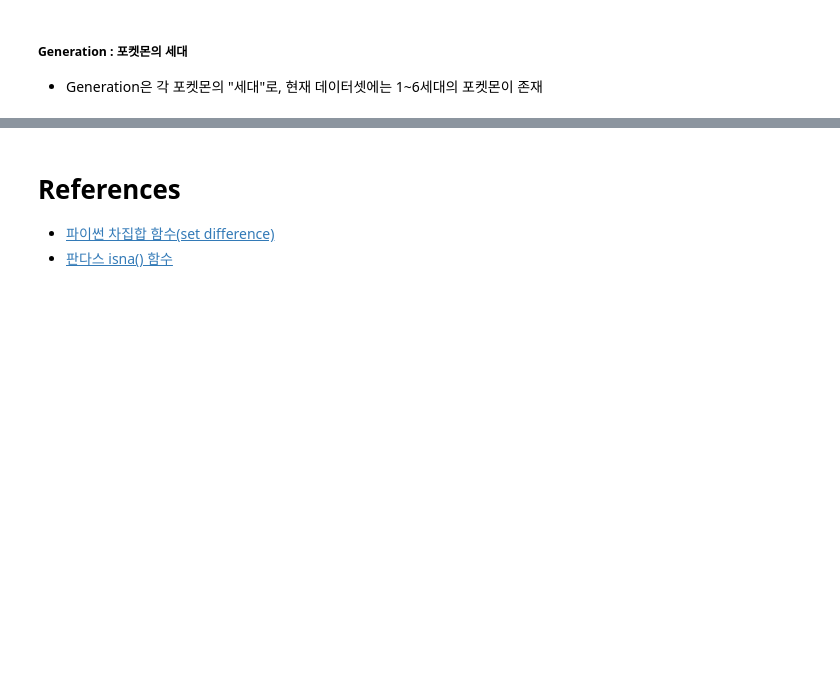
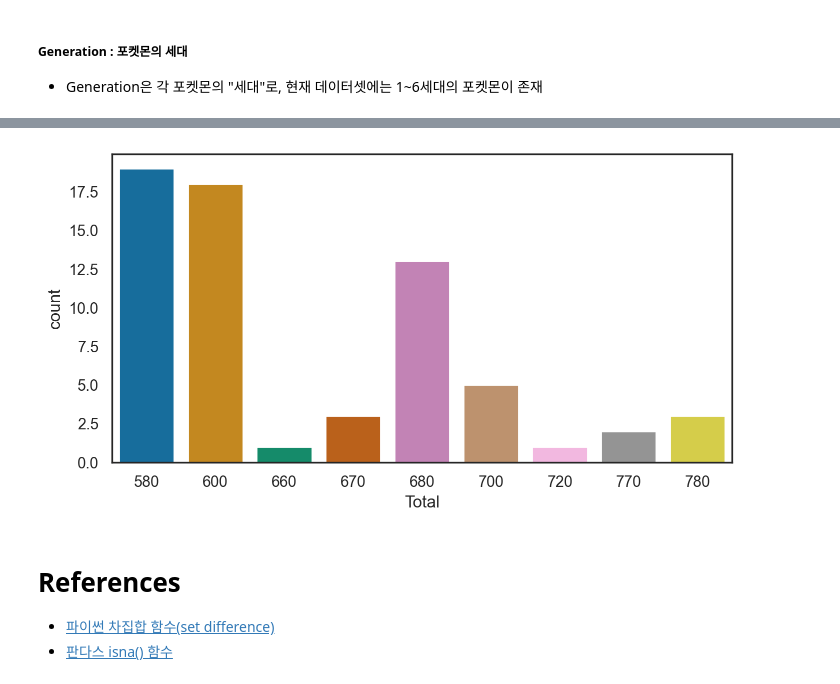
Before and after one commit to shualoalumin/AIFFEL_quest_cr, a Jupyter notebook: MainQuest/Quest02/MainQuest02_Pokemon.ipynb, the cells around one changed output, grey strips where cells are left out. Cells and saved outputs as stored; diff of their text form; code cells hidden in the pictures; blank space fills up the shorter version.

```diff
--- a/MainQuest/Quest02/MainQuest02_Pokemon.ipynb
+++ b/MainQuest/Quest02/MainQuest02_Pokemon.ipynb
@@ -356,3 +370,13 @@ plt.show()
+# %%
+colors = sns.color_palette("colorblind", len(legendary['Total'].unique()))
+
+fig, ax = plt.subplots()
+fig.set_size_inches(8, 4)
+
+sns.countplot(data=legendary, x="Total", hue="Total", palette=colors, dodge=False, legend=False)
+plt.show()
+# %% [output]
+[figure, added]
 # %% [markdown]
 # References
 - [파이썬 차집합 함수(set difference)](https://www.w3schools.com/python/ref_set_difference.asp)
```
Also changed, not shown: parts of 6 cells of this notebook.
